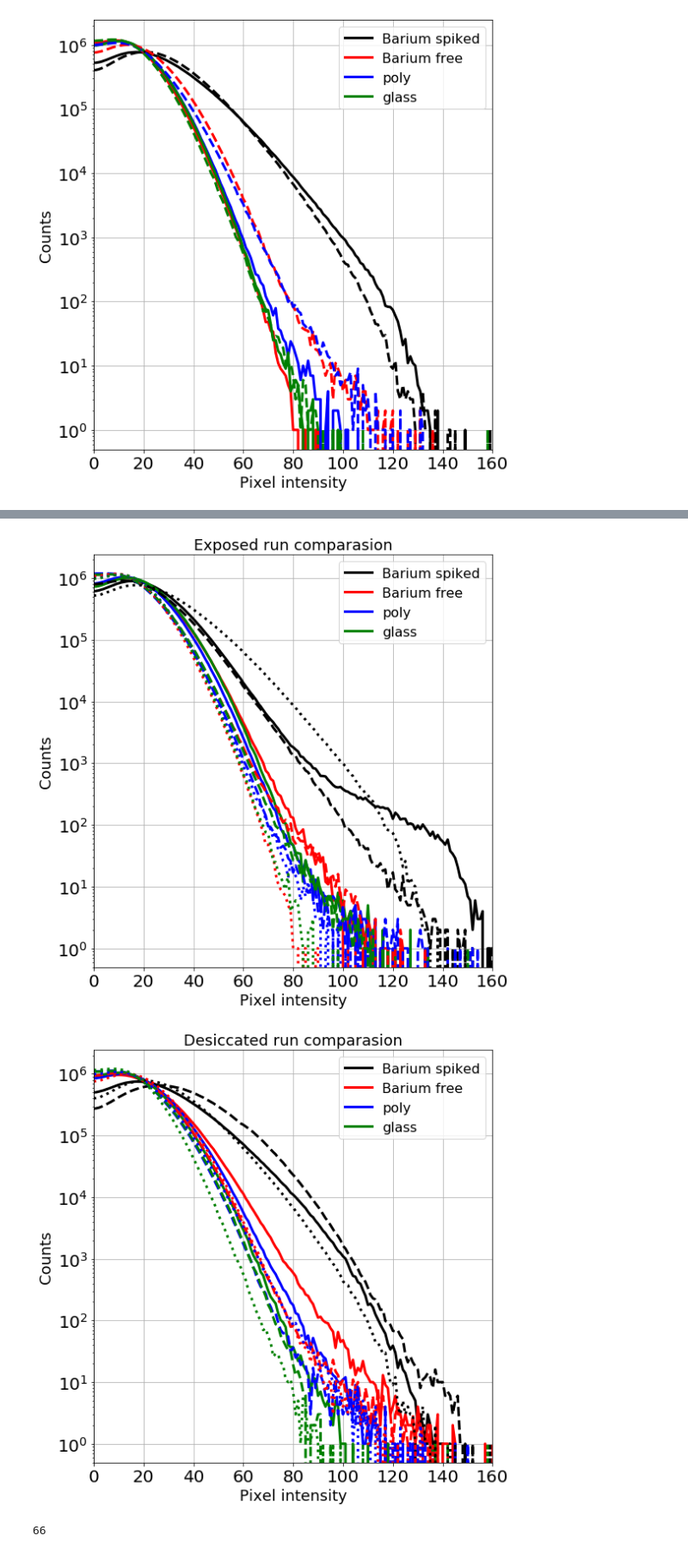
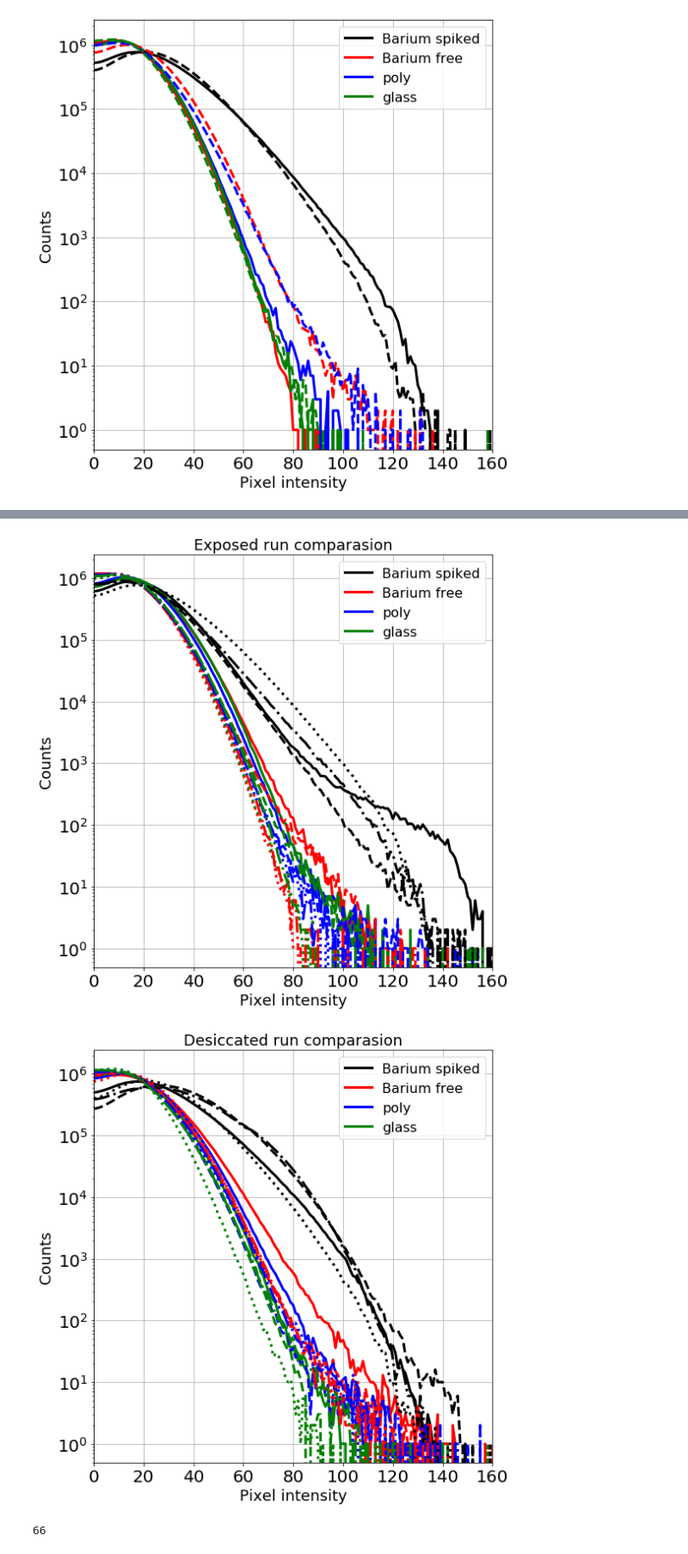
Before and after one commit to AustinMcDonald/slide-comp, a Jupyter notebook: Monos-hists-V5.ipynb, the cells around one changed output, grey strips where cells are left out. Shown at 86% size. Saved outputs shown, nothing was run; the diff lists cells and outputs as text; code cells hidden in the pictures.

Commit message:
added images and readme

```diff
--- a/Monos-hists-V5.ipynb
+++ b/Monos-hists-V5.ipynb
@@ -127,3 +127,13 @@ plt.tight_layout()
 plt.show()
 # %% [output]
 [figure]
+# %%
+ybaE20  = np.load("hist-Exp20-wba.npy")
+nbaE20  = np.load("hist-Exp20-woba.npy")
+glaE20  = np.load("hist-Exp20-glass.npy")
+polE20  = np.load("hist-Exp20-poly.npy")
+
+ybaD20  = np.load("hist-Des20-wba.npy")
+nbaD20  = np.load("hist-Des20-woba.npy")
+glaD20  = np.load("hist-Des20-glass.npy")
+polD20  = np.load("hist-Des20-poly.npy")
@@ -146,6 +184,11 @@ plt.plot(bincenters,nbaE12 ,color='r',lw=3,linestyle=':')
 plt.plot(bincenters,polE12 ,color='b',lw=3,linestyle=':')
 plt.plot(bincenters,glaE12 ,color='g',lw=3,linestyle=':')
 
+plt.plot(bincenters,ybaE20 ,color='k',lw=3,linestyle='-.')
+plt.plot(bincenters,nbaE20 ,color='r',lw=3,linestyle='-.')
+plt.plot(bincenters,polE20 ,color='b',lw=3,linestyle='-.')
+plt.plot(bincenters,glaE20 ,color='g',lw=3,linestyle='-.')
+
 plt.legend(loc='upper right',fontsize=16)
 plt.xlabel('Pixel intensity',fontsize = 18)
 plt.ylabel('Counts',fontsize = 18)
@@ -159,7 +202,7 @@ plt.tight_layout()
 #plt.savefig('bar10.png',dpi=400)
 plt.show()
 # %% [output]
-[figure, old version]
+[figure, new version]
 # %%
 plt.figure(figsize=(8,8))
 plt.title("Desiccated run comparasion", fontsize=18)
@@ -167,34 +210,38 @@ plt.plot(bincenters,ybaD ,color='k',label="Barium spiked",lw=3)
 plt.plot(bincenters,nbaD ,color='r',label="Barium free",lw=3)
 plt.plot(bincenters,polD ,color='b',label="poly",lw=3)
 plt.plot(bincenters,glaD ,color='g',label="glass",lw=3)
 
 
 plt.plot(bincenters,ybaD6 ,color='k',lw=3,linestyle='--')
 plt.plot(bincenters,nbaD6 ,color='r',lw=3,linestyle='--')
 plt.plot(bincenters,polD6 ,color='b',lw=3,linestyle='--')
 plt.plot(bincenters,glaD6 ,color='g',lw=3,linestyle='--')
 
 
 plt.plot(bincenters,ybaD12 ,color='k',lw=3,linestyle=':')
 plt.plot(bincenters,nbaD12 ,color='r',lw=3,linestyle=':')
 plt.plot(bincenters,polD12 ,color='b',lw=3,linestyle=':')
 plt.plot(bincenters,glaD12 ,color='g',lw=3,linestyle=':')
 
+plt.plot(bincenters,ybaD20 ,color='k',lw=3,linestyle='-.')
+plt.plot(bincenters,nbaD20 ,color='r',lw=3,linestyle='-.')
+plt.plot(bincenters,polD20 ,color='b',lw=3,linestyle='-.')
+plt.plot(bincenters,glaD20 ,color='g',lw=3,linestyle='-.')
 
 plt.legend(loc='upper right',fontsize=16)
 plt.xlabel('Pixel intensity',fontsize = 18)
 plt.ylabel('Counts',fontsize = 18)
 plt.xticks(fontsize = 20)
 plt.yticks(fontsize = 20)
 plt.xlim(0,160)
 plt.semilogy()
 plt.grid(True)
 plt.tight_layout()
 
 #plt.savefig('bar10.png',dpi=400)
 plt.show()
 # %% [output]
-[figure, old version]
+[figure, new version]
 # %%
 def find_nearest(a, a0):
     "Element in nd array `a` closest to the scalar value `a0`"
```
Also changed, not shown: parts of 6 cells of this notebook, 16 other files.
